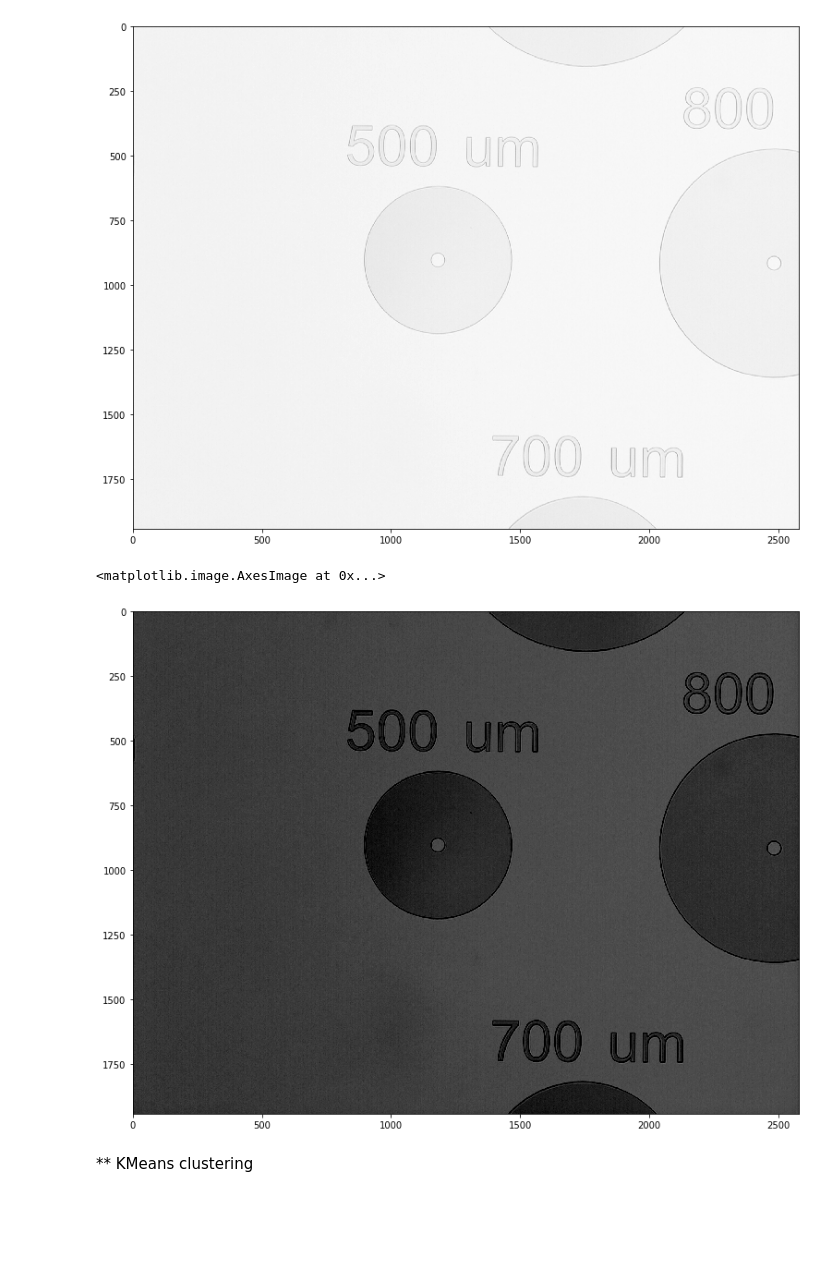
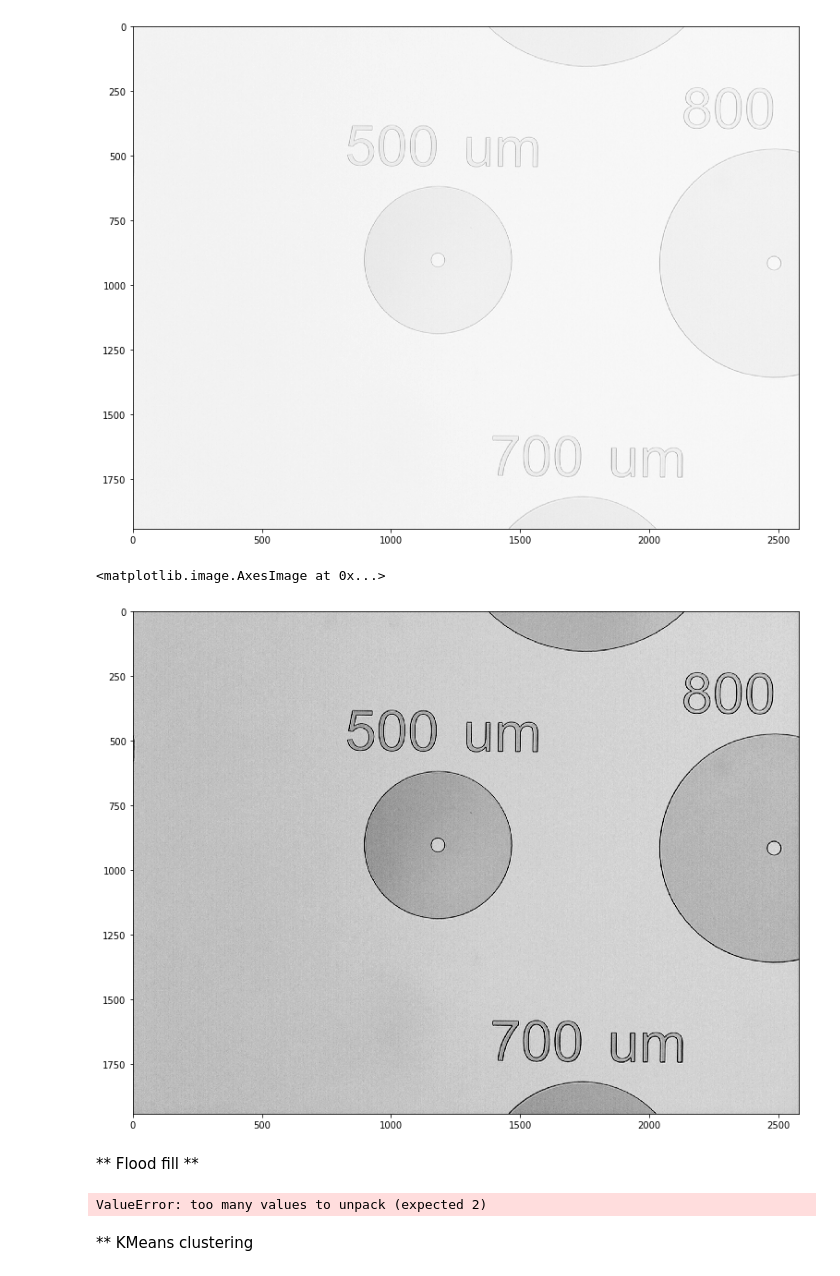
Before and after one commit to silvan-stettler/ml-processopt, a Jupyter notebook: image_segmentation.ipynb, the cells around one changed output. Drawn from its saved outputs; the diff is of its cells as text; code cells hidden in the pictures; blank space fills up the shorter version.

```diff
--- a/image_segmentation.ipynb
+++ b/image_segmentation.ipynb
@@ -29,12 +29,21 @@ def adjust_brighness_contrast(img, brightness=0, contrast=1, first='contrast'):
         out = None
         raise ValueError("First argument must be either 'contrast' or 'brightness'")
     return out
+# %%
+gray_contr = adjust_brighness_contrast(gray,brightness=-200, contrast=4.5, first='brightness')
+plt.figure(figsize=(15,10))
+plt.imshow(gray_contr, cmap='gray',vmin=0, vmax=255)
+# %% [output]
+<matplotlib.image.AxesImage at 0x...>
+[figure, added]
+# %% [markdown]
+** Flood fill **
 # %%
+ret, gray_flood = cv2.floodFill(gray_contr, None, (10,10) , 0)
 plt.figure(figsize=(15,10))
-plt.imshow(adjust_brighness_contrast(gray,brightness=-230, contrast=4.5, first='brightness'), cmap='gray',vmin=0, vmax=255)
+plt.imshow(gray_flood, cmap='gray', vmin=0, vmax=255)
 # %% [output]
-<matplotlib.image.AxesImage at 0x...>
+ValueError: too many values to unpack (expected 2)
-[figure, removed]
 # %%
 gray_dumb = gray
 gray_dumb[gray_dumb < gray[10,1500]] = gray[10,1500]
```
Also changed, not shown: parts of 3 cells of this notebook, 5 other files.
